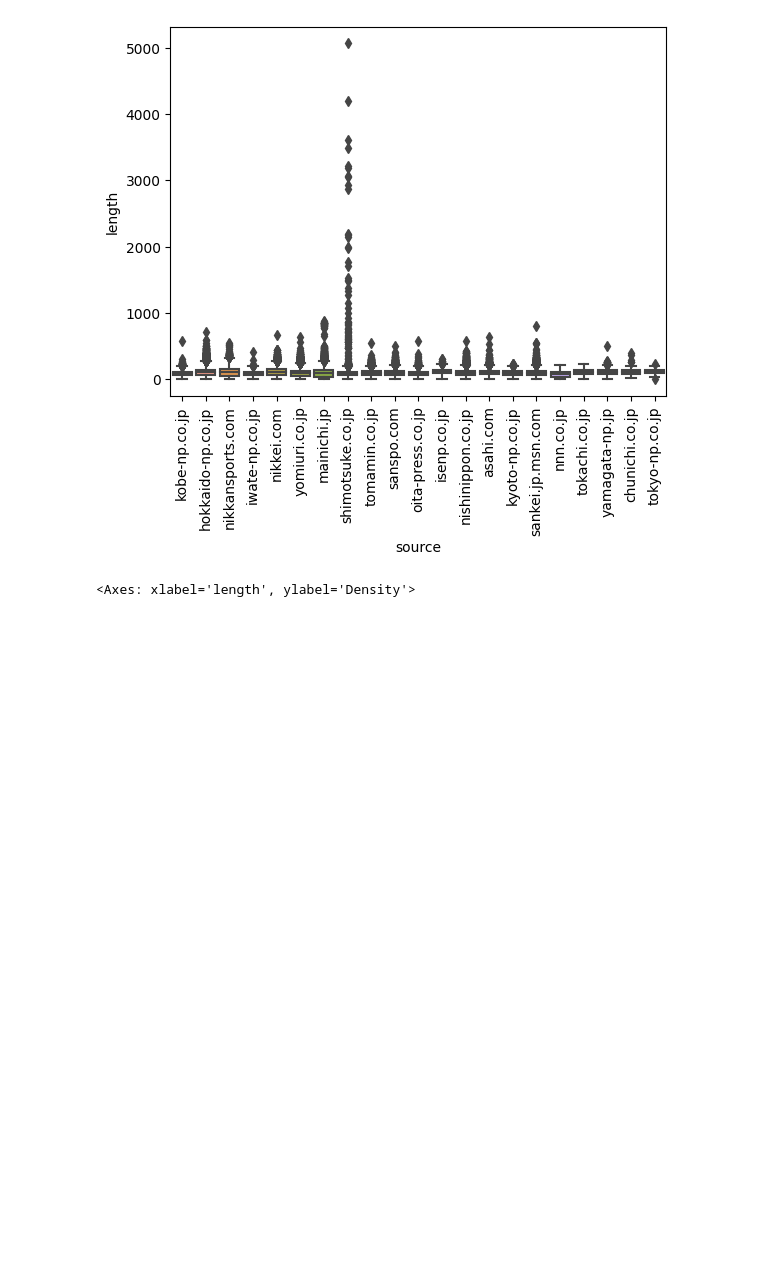
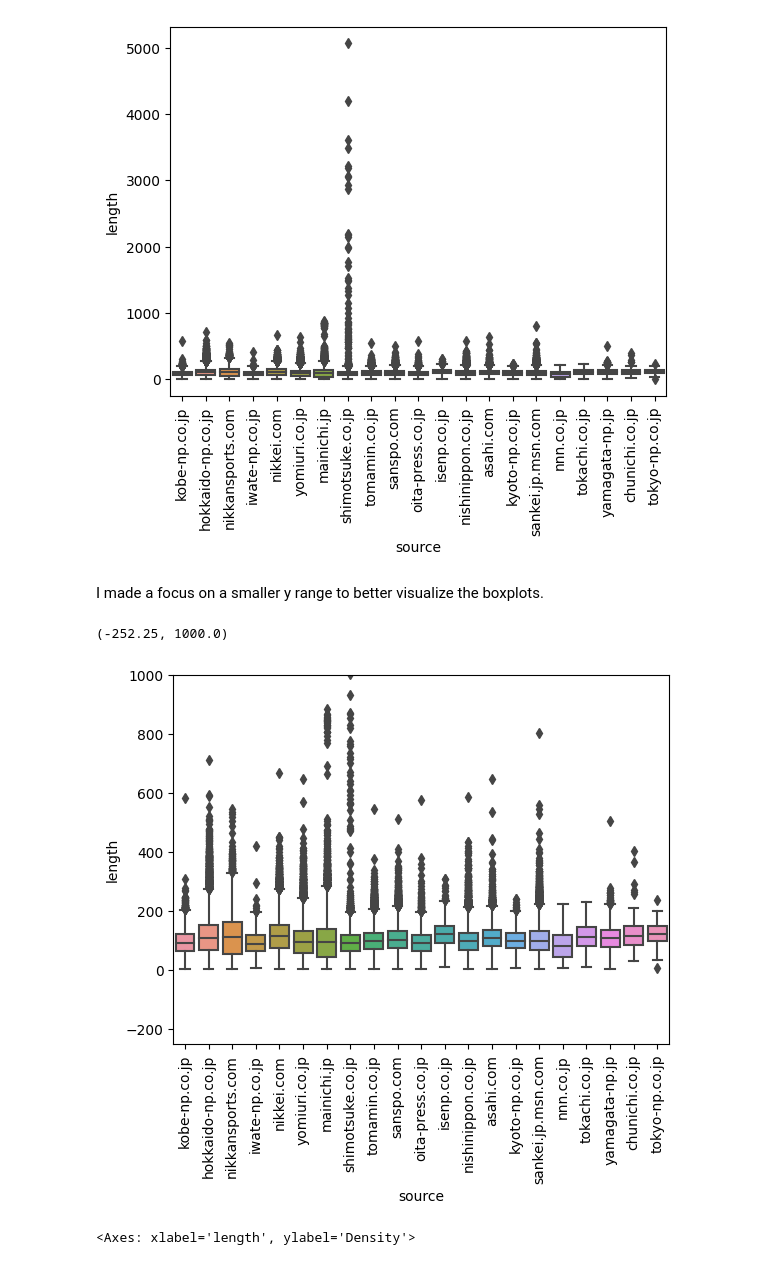
Before and after one commit to fsternini/nlp-newspaper, a Jupyter notebook: NLP.ipynb, the cells around one changed output. Cells and saved outputs as stored; diff of their text form; code cells hidden in the pictures; blank space fills up the shorter version.

```diff
--- a/NLP.ipynb
+++ b/NLP.ipynb
@@ -189,6 +231,15 @@ ax = sns.boxplot(data = japanese_news, x='source', y='length')
 ax.tick_params(axis='x', labelrotation=90)
 # %% [output]
 [figure]
+# %% [markdown]
+I made a focus on a smaller y range to better visualize the boxplots.
+# %%
+ax = sns.boxplot(data = japanese_news, x='source', y='length')
+ax.tick_params(axis='x', labelrotation=90)
+ax.set_ylim(ymax=1000)
+# %% [output]
+(-252.25, 1000.0)
+[figure, added]
 # %%
 sns.kdeplot(data = japanese_news, x='length',hue=japanese_news['source'], clip=[0,1000])
 # %% [output]
```
Also changed, not shown: parts of 44 cells of this notebook.
